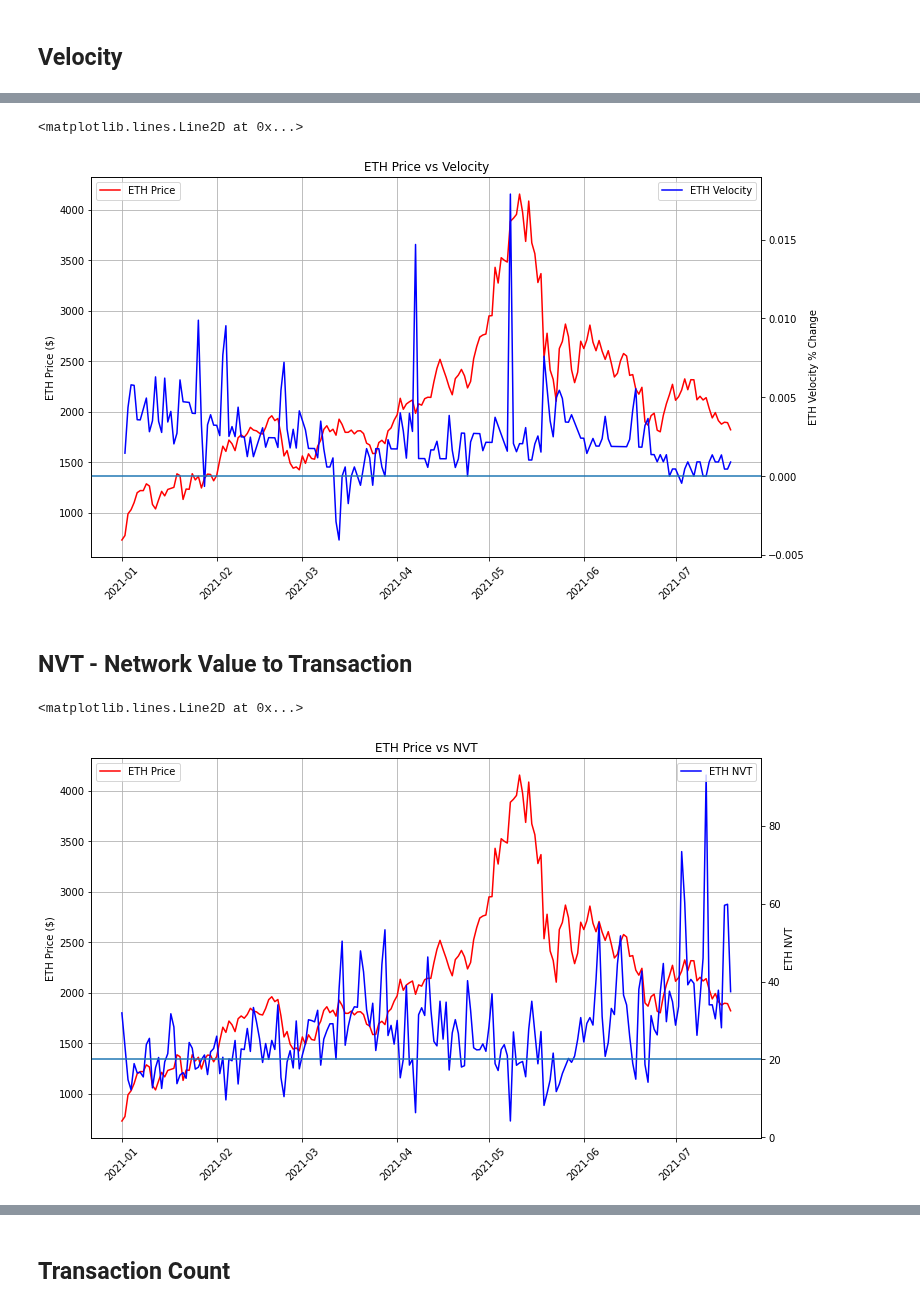
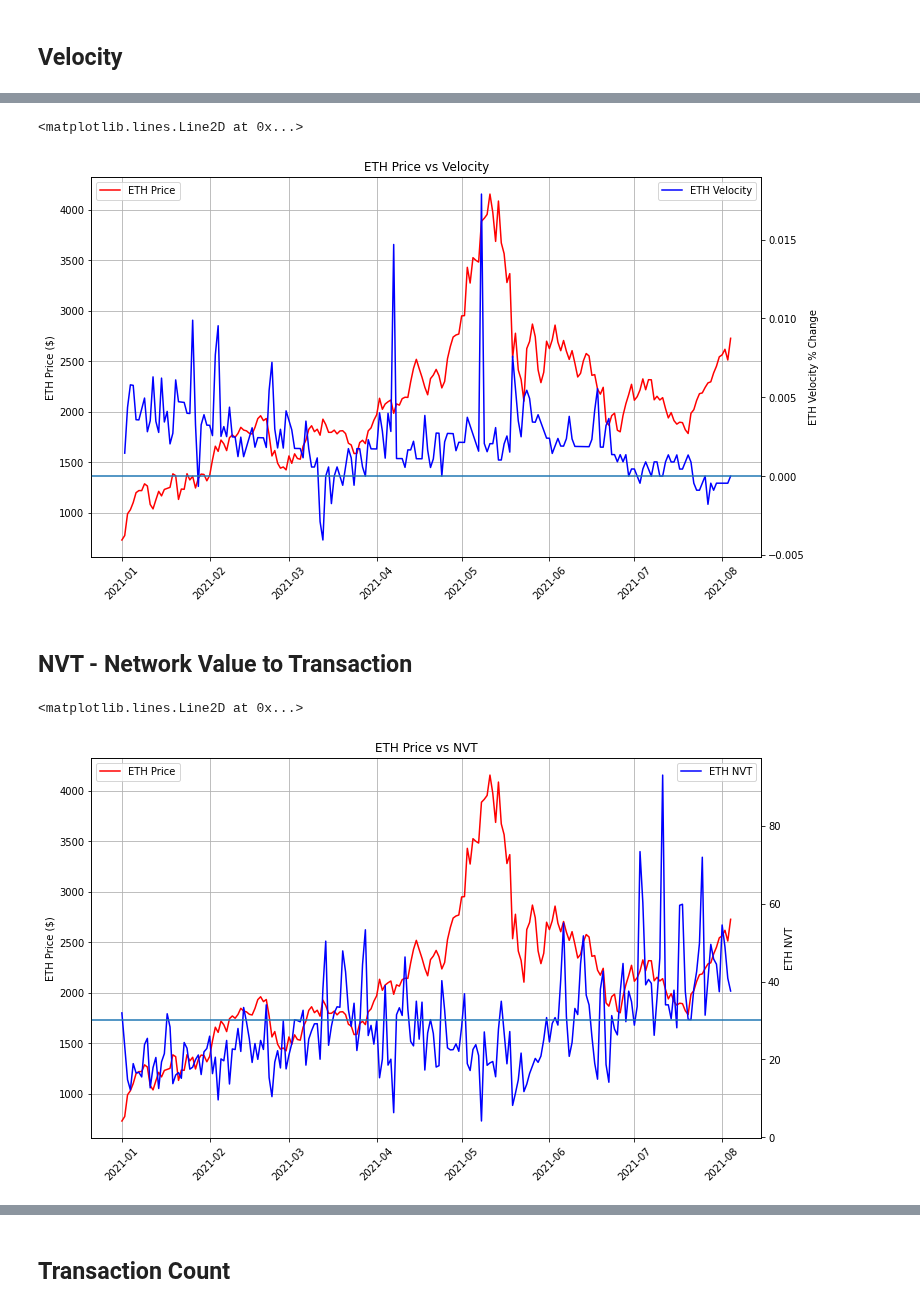
Before and after one commit to dbogatic/crypto-analysis, a Jupyter notebook: eth_coinmetrics.ipynb, the cells around one changed output, grey strips where cells are left out. Saved outputs shown, nothing was run; the diff lists cells and outputs as text; code cells hidden in the pictures.

```diff
--- a/eth_coinmetrics.ipynb
+++ b/eth_coinmetrics.ipynb
@@ -15,7 +15,7 @@ import pandas as pd
 # %%
 # Obtain data by specifying coin and data needed
 client = CoinMetricsClient()
-eth_metrics = client.get_asset_metrics(assets='eth',metrics=['PriceUSD','AdrActCnt','CapMrktCurUSD','CapMVRVCur','NVTAdj','VelCur1yr','TxCnt','TxTfrValAdjUSD','SplyCur','HashRate'],start_time='2021-01-01', end_time='2021-07-21',frequency='1d')
+eth_metrics = client.get_asset_metrics(assets='eth',metrics=['PriceUSD','AdrActCnt','CapMrktCurUSD','CapMVRVCur','NVTAdj','VelCur1yr','TxCnt','TxTfrValAdjUSD','SplyCur','HashRate'],start_time='2021-01-01', end_time='2021-08-04',frequency='1d')
 eth_metrics = pd.DataFrame(eth_metrics)
 eth_metrics['time'] = pd.to_datetime(eth_metrics['time'])
 eth_metrics = eth_metrics.set_index('time')
@@ -96,7 +96,7 @@ ax2.legend(loc='upper right')
 plt.axhline(0)
 # %% [output]
 <matplotlib.lines.Line2D at 0x...>
-[figure, old version]
+[figure, new version]
 # %%
 # Velocity is inversly correlated with coin price movement. Note the change (increase) in velocity before the correction.
 # %% [markdown]
@@ -104,19 +104,19 @@ plt.axhline(0)
 # %%
 # Plot coin NVT - Network Value to Transaction (NVT) Ratio describes the relationship between market cap and transfer volumes (it is equivalent to P/E ratio)
 fig, ax = plt.subplots(figsize=(12,7))
 plt.plot(eth_metrics['PriceUSD'], label ='ETH Price', color='r')
 ax.set_ylabel('ETH Price ($)')
 plt.xticks(rotation=45)
 ax.legend(loc='upper left')
 plt.grid()
 
 ax2 = ax.twinx()
 plt.plot(eth_metrics['NVTAdj'], label='ETH NVT', color='b')
 ax.set_title('ETH Price vs NVT')
 ax2.set_ylabel('ETH NVT')
 ax2.legend(loc='upper right')
-plt.axhline(20)
+plt.axhline(30)
 # %% [output]
 <matplotlib.lines.Line2D at 0x...>
-[figure, old version]
+[figure, new version]
 # %%
```
Also changed, not shown: parts of 10 cells of this notebook, 21 other files.
